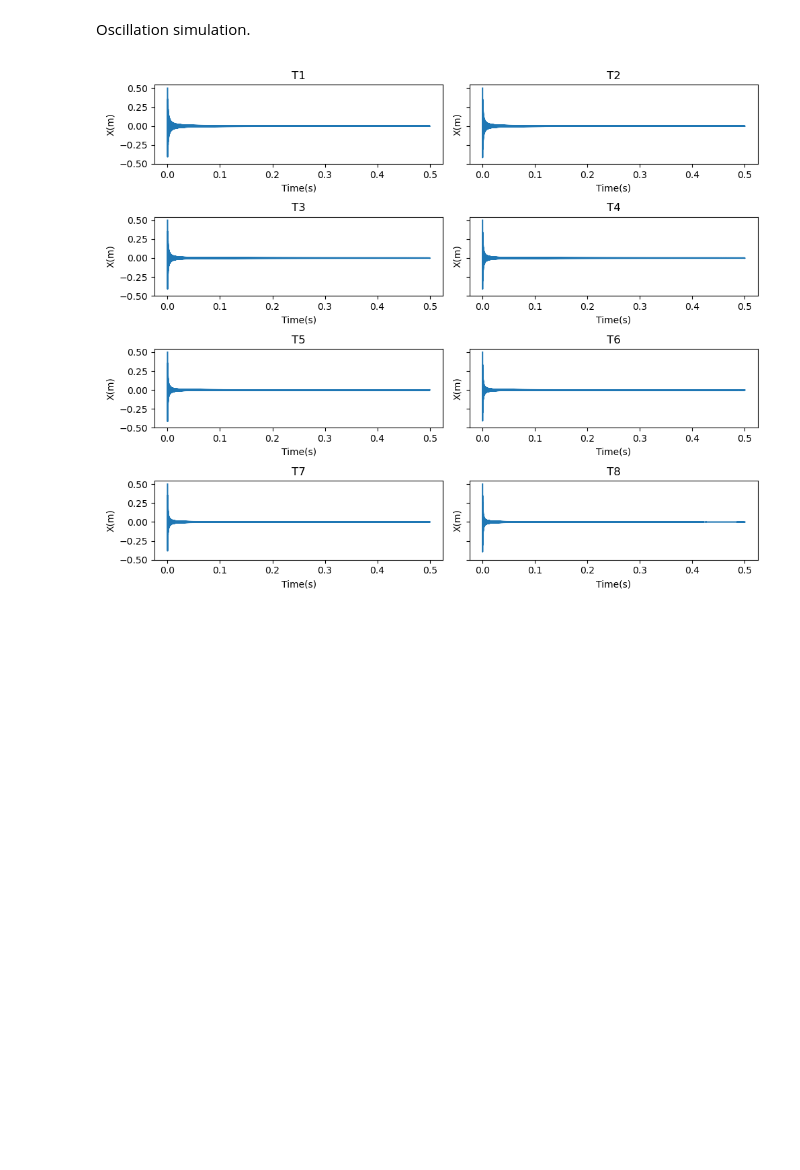
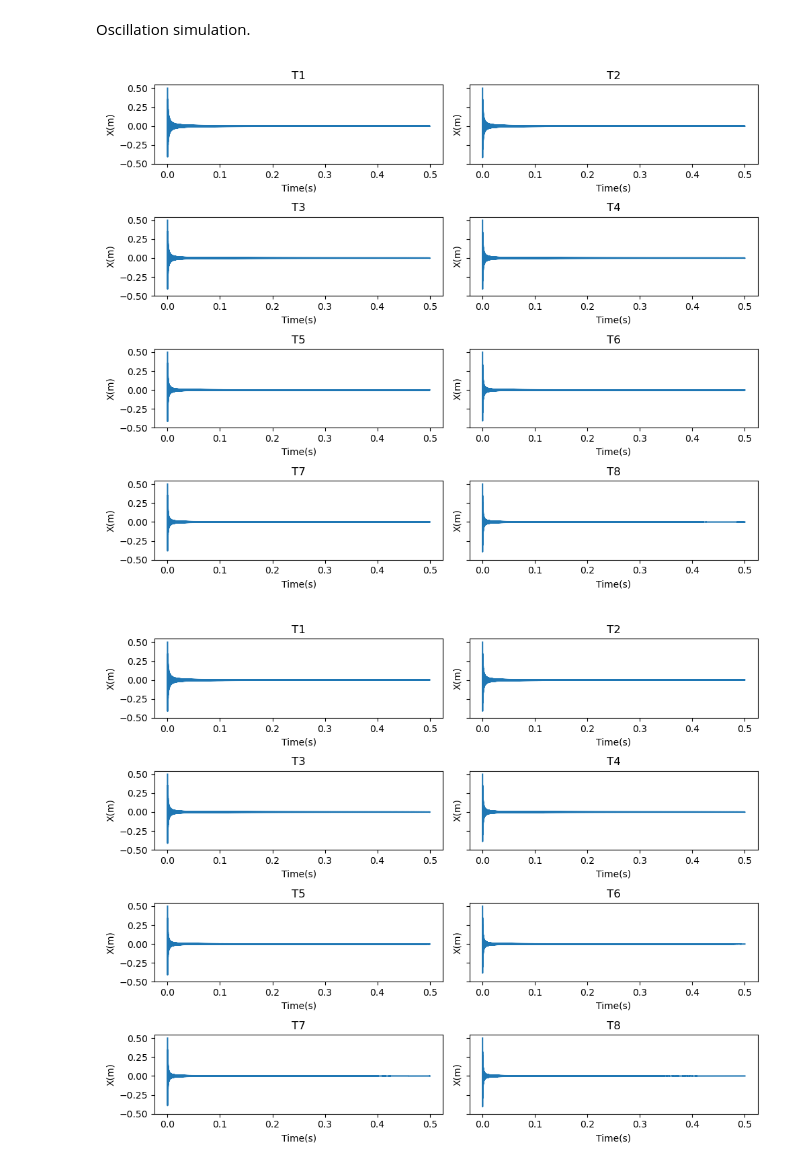
Before and after one commit to Spaantje5/Vibrating-String-Experiment, a Jupyter notebook: sims/duffing_sim.ipynb, the cells around one changed output. Cells and saved outputs as stored; diff of their text form; code cells hidden in the pictures; blank space fills up the shorter version.

Commit message:
40 fucking graphs

```diff
--- a/sims/duffing_sim.ipynb
+++ b/sims/duffing_sim.ipynb
@@ -359,30 +359,35 @@ def Oscillation(U_0,t,L):
     ax[2,0].set_xlabel("Time(s)")
     ax[2,0].set_ylabel("X(m)")
     ax[2,0].set_title("T5")
 
 
     ax[2,1].plot(t,x6)
     ax[2,1].set_xlabel("Time(s)")
     ax[2,1].set_ylabel("X(m)")
     ax[2,1].set_title("T6")
 
 
     ax[3,0].plot(t,x7)
     ax[3,0].set_xlabel("Time(s)")
     ax[3,0].set_ylabel("X(m)")
     ax[3,0].set_title("T7")
 
 
     ax[3,1].plot(t,x8)
     ax[3,1].set_xlabel("Time(s)")
     ax[3,1].set_ylabel("X(m)")
     ax[3,1].set_title("T8")
     for row in ax:
         for a in row:
             a.set_yticks([-0.5, -0.25, 0, 0.25, 0.5])
     plt.tight_layout()
     plt.show()
 t_o=np.linspace(0,0.5,20000)
 Oscillation(0.5,t_o,0.315)
+Oscillation(0.5,t_o,0.3)
+Oscillation(0.5,t_o,0.285)
+Oscillation(0.5,t_o,0.27)
+Oscillation(0.5,t_o,0.255)
 # %% [output]
 [figure]
+[figure, added]
```
Also changed, not shown: parts of 1 cell of this notebook.
